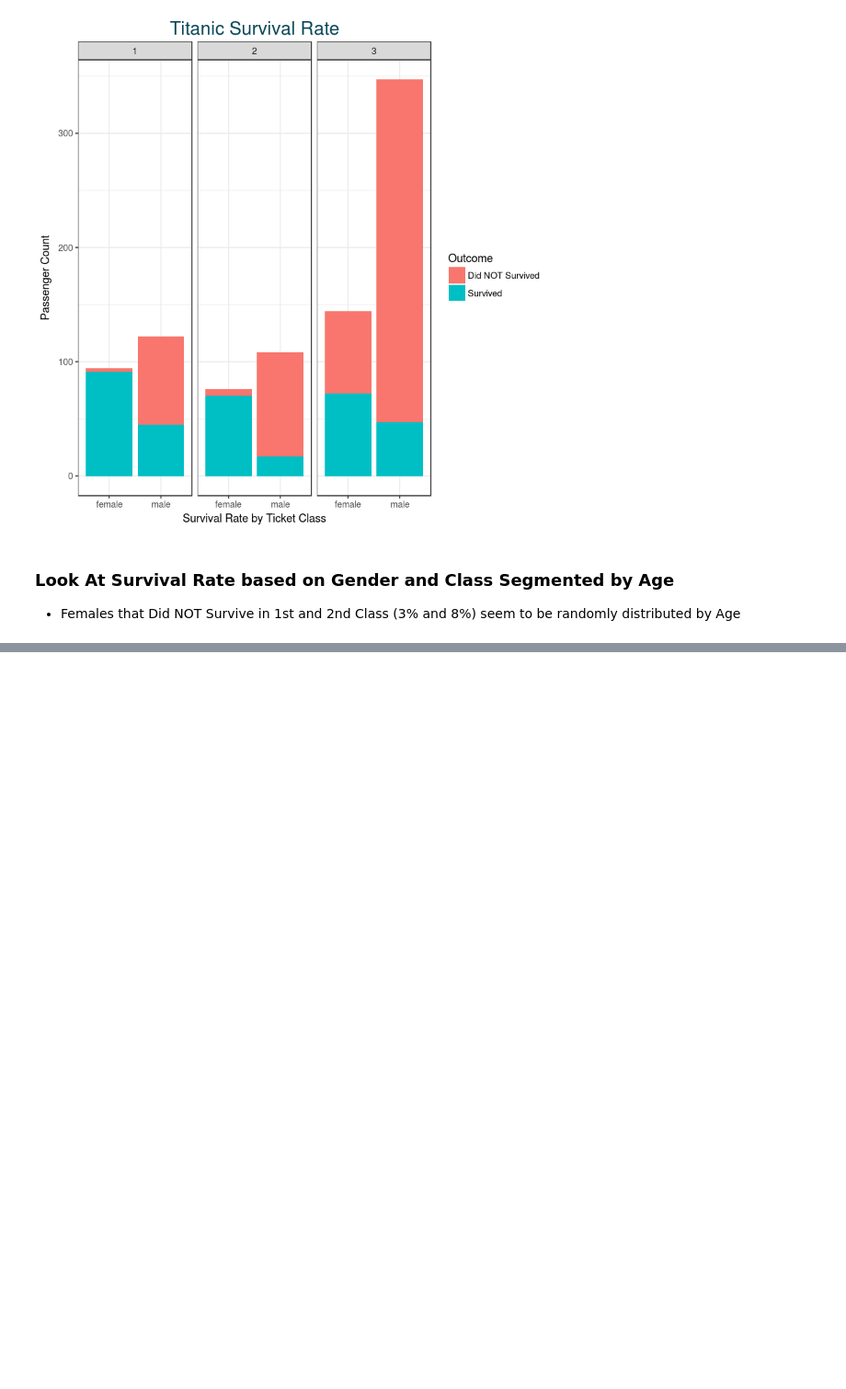
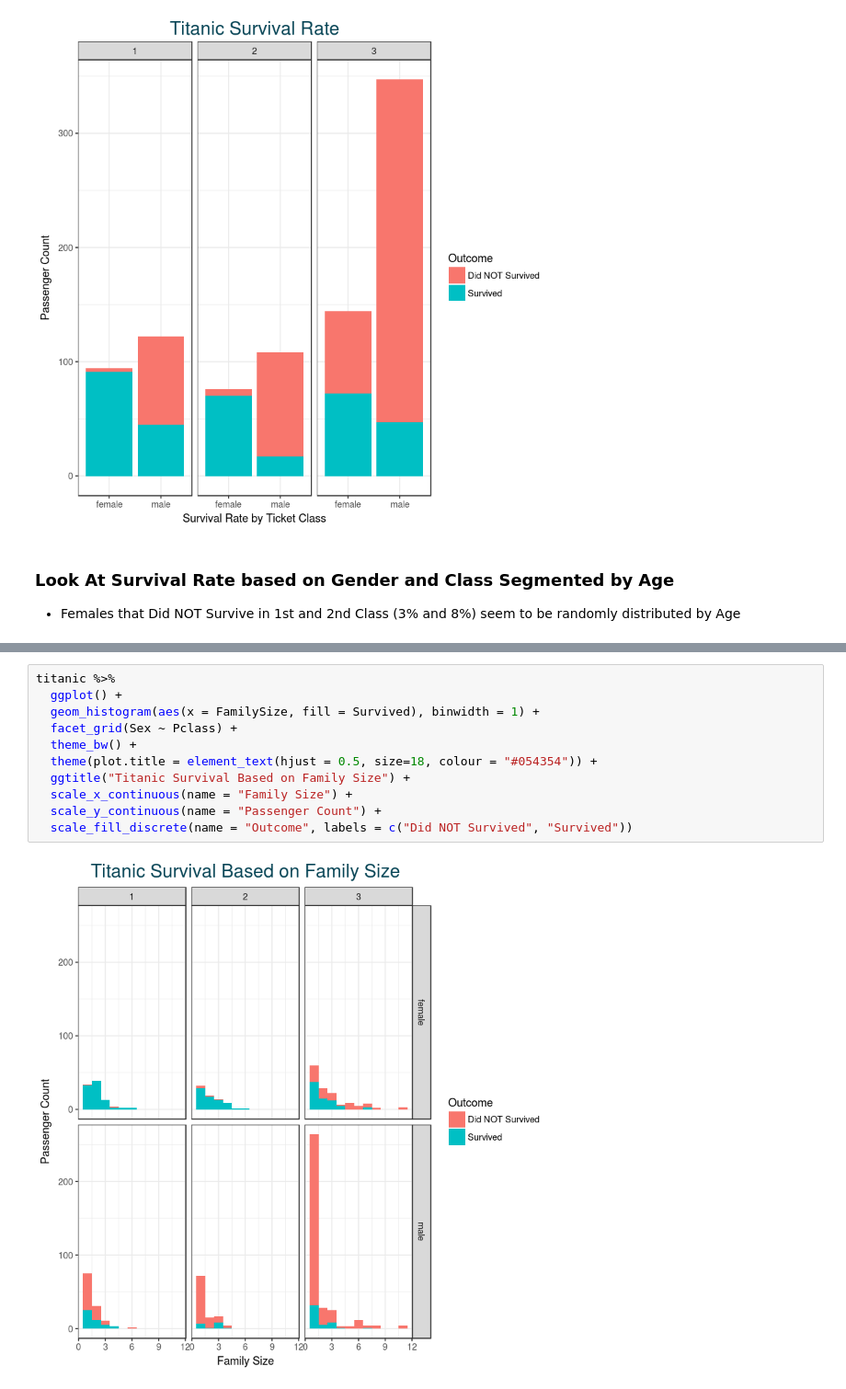
Before and after one commit to romabash/kaggle-titanic, a Jupyter notebook: notebooks/1_Data-Visualization.ipynb, the cells around one changed output, grey strips where cells are left out. Shown at 92% size. Saved outputs shown, nothing was run; the diff lists cells and outputs as text; blank space fills up the shorter version.

```diff
--- a/notebooks/1_Data-Visualization.ipynb
+++ b/notebooks/1_Data-Visualization.ipynb
@@ -550,0 +594,13 @@ titanic %>%
+# %%
+titanic %>%
+  ggplot() +
+  geom_histogram(aes(x = FamilySize, fill = Survived), binwidth = 1) +
+  facet_grid(Sex ~ Pclass) +
+  theme_bw() +
+  theme(plot.title = element_text(hjust = 0.5, size=18, colour = "#054354")) +
+  ggtitle("Titanic Survival Based on Family Size") +
+  scale_x_continuous(name = "Family Size") +
+  scale_y_continuous(name = "Passenger Count") +
+  scale_fill_discrete(name = "Outcome", labels = c("Did NOT Survived", "Survived"))
+# %% [output]
+[figure, added]
```
Also changed, not shown: parts of 10 cells of this notebook.
